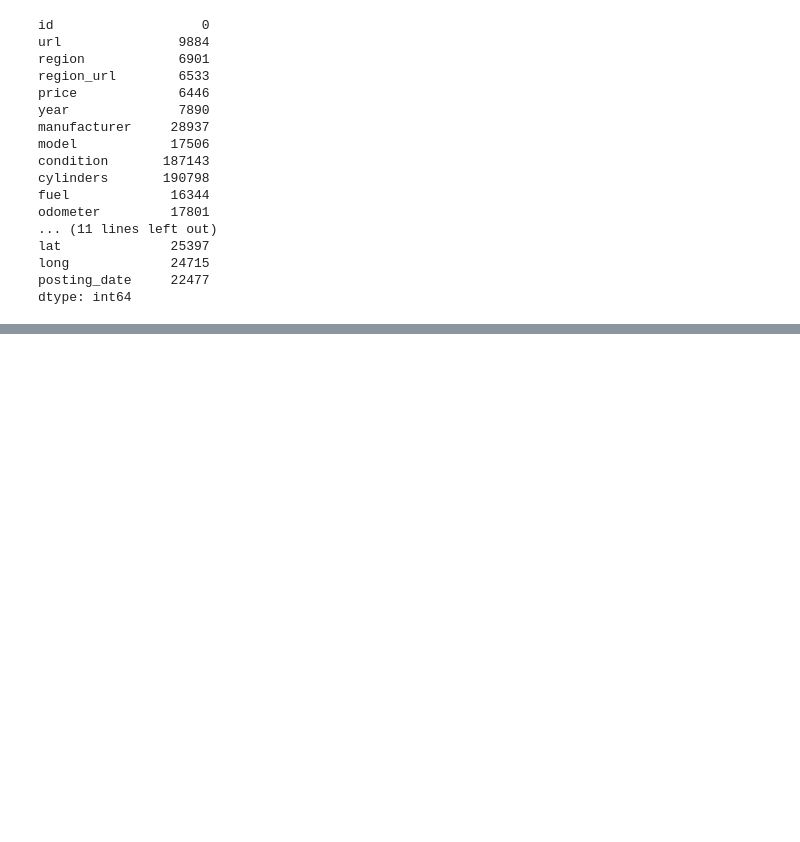
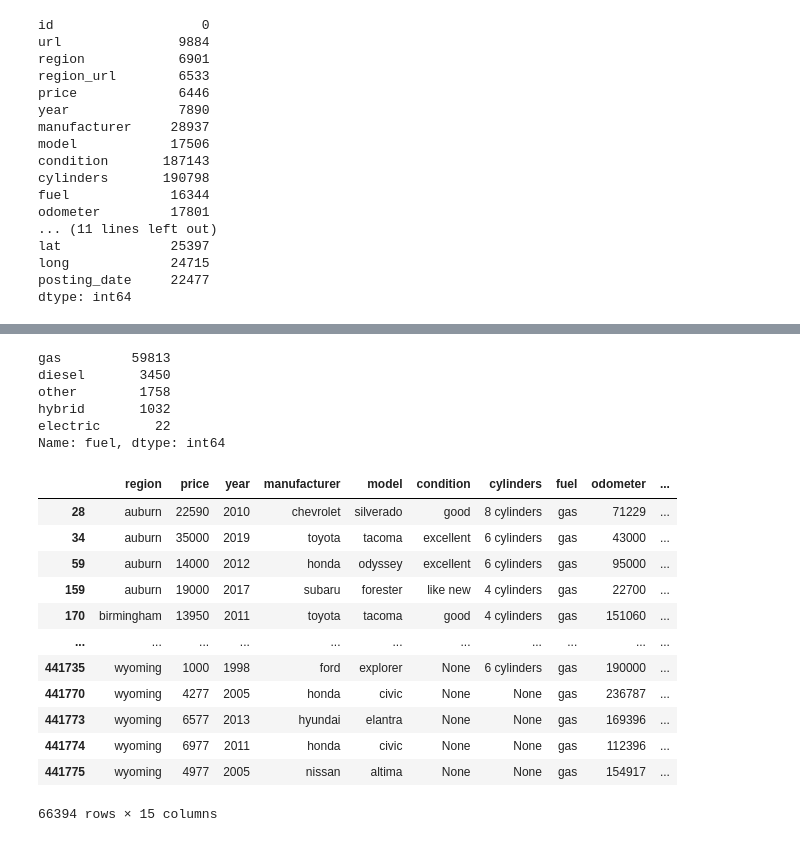
Before and after one commit to KevinMosweu/USED-CAR-PRICE-PREDICTION_MACHINE-LEARNING, a Jupyter notebook: Used_Cars_Prices.ipynb, the cells around one changed output, grey strips where cells are left out. Cells and saved outputs as stored; diff of their text form; code cells hidden in the pictures; blank space fills up the shorter version.

```diff
--- a/Used_Cars_Prices.ipynb
+++ b/Used_Cars_Prices.ipynb
@@ -373,0 +414,25 @@ car_sales_clean_manufactures_models = car_sales_clean_manufactures_models.replac
+# %%
+car_sales_clean_manufacturers_models['fuel'].value_counts()
+# %% [output]
+gas         59813
+diesel       3450
+other        1758
+hybrid       1032
+electric       22
+Name: fuel, dtype: int64
+# %%
+car_sales_clean_manufacturers_models
+# %% [output]
+|  | region | price | year | manufacturer | model | condition | cylinders | fuel | odometer | ... |
+| 28 | auburn | 22590 | 2010 | chevrolet | silverado | good | 8 cylinders | gas | 71229 | ... |
+| 34 | auburn | 35000 | 2019 | toyota | tacoma | excellent | 6 cylinders | gas | 43000 | ... |
+| 59 | auburn | 14000 | 2012 | honda | odyssey | excellent | 6 cylinders | gas | 95000 | ... |
+| 159 | auburn | 19000 | 2017 | subaru | forester | like new | 4 cylinders | gas | 22700 | ... |
+| 170 | birmingham | 13950 | 2011 | toyota | tacoma | good | 4 cylinders | gas | 151060 | ... |
+| ... | ... | ... | ... | ... | ... | ... | ... | ... | ... | ... |
+| 441735 | wyoming | 1000 | 1998 | ford | explorer | None | 6 cylinders | gas | 190000 | ... |
+| 441770 | wyoming | 4277 | 2005 | honda | civic | None | None | gas | 236787 | ... |
+| 441773 | wyoming | 6577 | 2013 | hyundai | elantra | None | None | gas | 169396 | ... |
+| 441774 | wyoming | 6977 | 2011 | honda | civic | None | None | gas | 112396 | ... |
+| 441775 | wyoming | 4977 | 2005 | nissan | altima | None | None | gas | 154917 | ... |
+66394 rows × 15 columns
```
Also changed, not shown: parts of 39 cells of this notebook.
